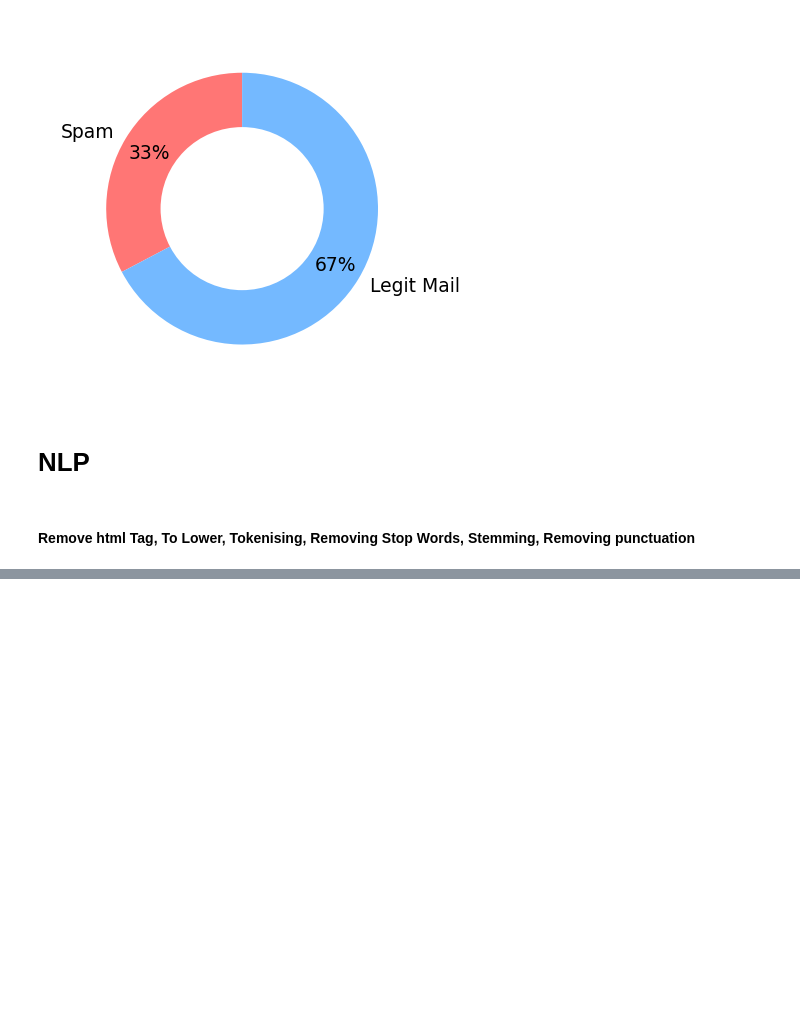
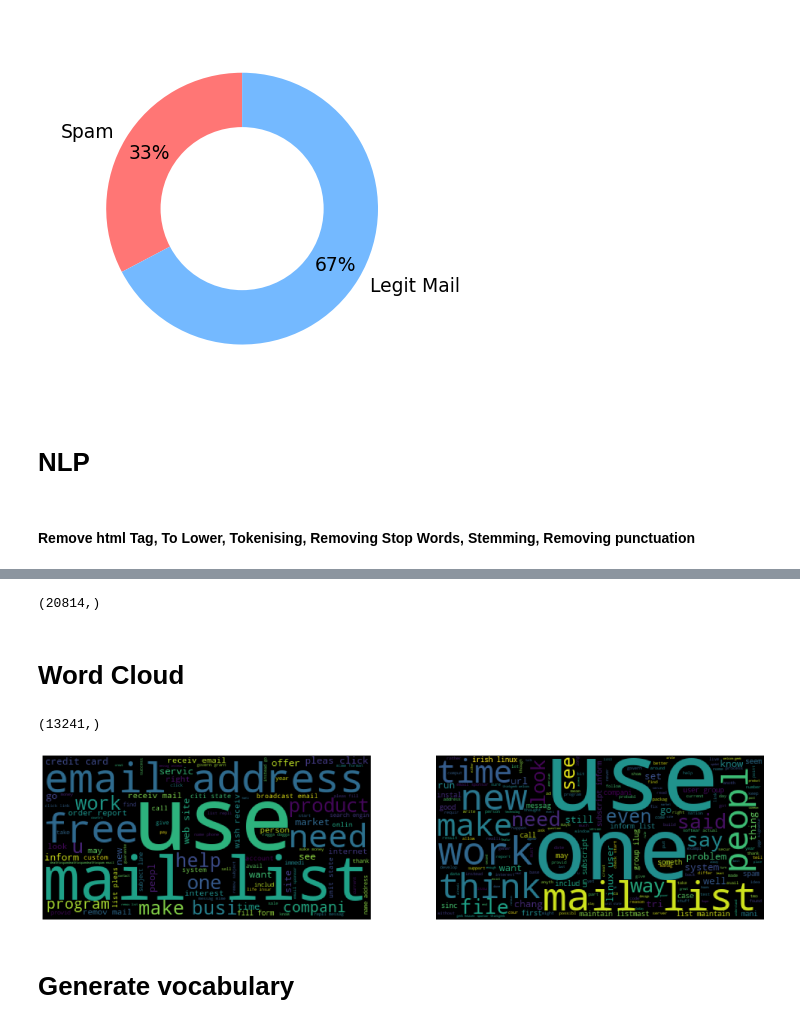
Before and after one commit to qa-amin/Naive-Bayes-Classifier-to-Filter-Spam-Emails, a Jupyter notebook: Naive _Bayes _Classifier.ipynb, the cells around one changed output, grey strips where cells are left out. Cells and saved outputs as stored; diff of their text form; code cells hidden in the pictures; blank space fills up the shorter version.

Commit message:
find frequent vocab

```diff
--- a/Naive _Bayes _Classifier.ipynb
+++ b/Naive _Bayes _Classifier.ipynb
@@ -317,0 +300,31 @@ Length: 13241, dtype: int64
+# %%
+flat_list_ham = [item for sublist in nested_list_ham for item in sublist]
+normal_words = pd.Series(flat_list_ham).value_counts()
+normal_words.shape
+# %% [output]
+(20814,)
+# %% [markdown]
+# Word Cloud
+# %%
+flat_list_spam = [item for sublist in nested_list_spam for item in sublist]
+spamy_words = pd.Series(flat_list_spam).value_counts()
+spamy_words.shape
+# %% [output]
+(13241,)
+# %%
+plt.figure(figsize=(20,20))
+plt.subplot(1, 2, 1)
+word_cloud = WordCloud().generate(" ".join(flat_list_spam))
+plt.imshow(word_cloud)
+plt.axis('off')
+
+plt.subplot(1, 2, 2)
+word_cloud = WordCloud().generate(" ".join(flat_list_ham))
+plt.imshow(word_cloud)
+plt.axis('off')
+
+plt.show()
+# %% [output]
+[figure, added]
+# %% [markdown]
+# Generate vocabulary
```
Also changed, not shown: parts of 21 cells of this notebook.
